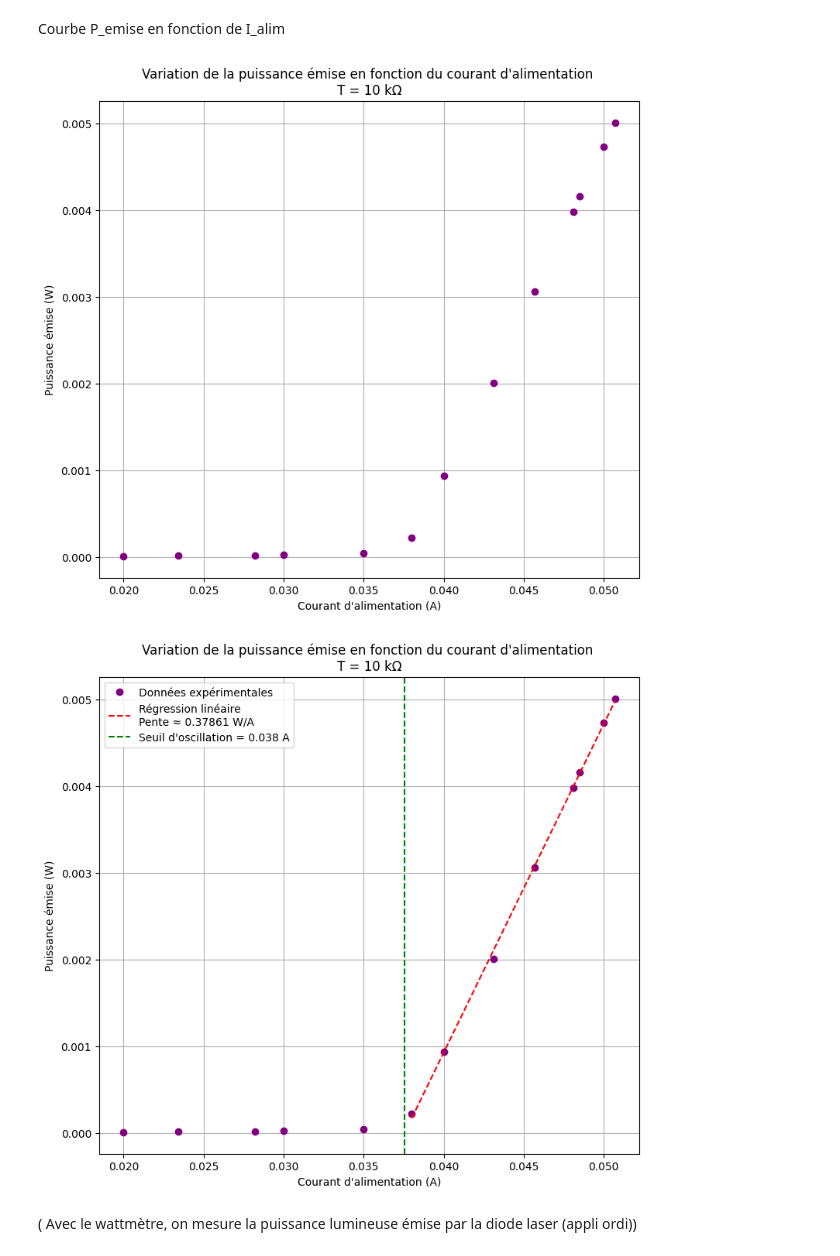
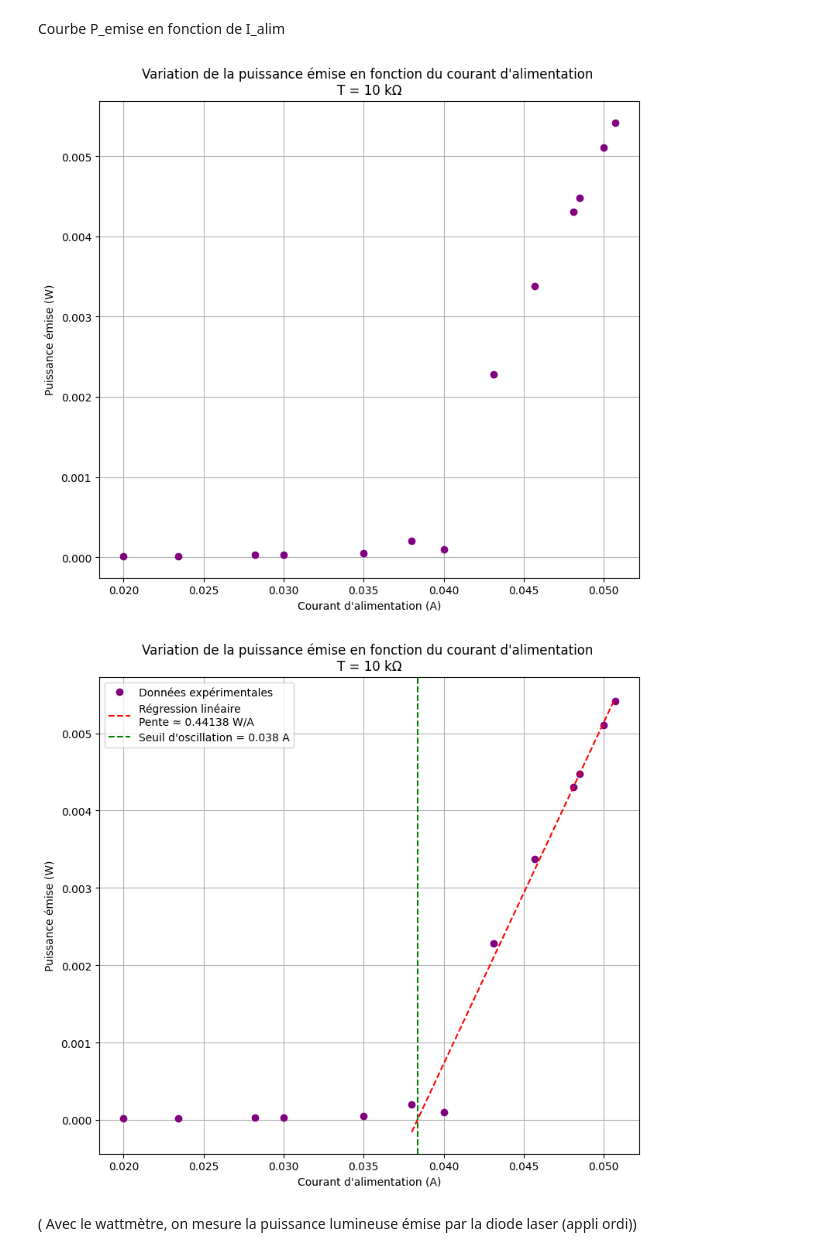
Before and after one commit to Moni003/TP_diode, a Jupyter notebook: TP_seance1.ipynb, the cells around one changed output. Saved outputs shown, nothing was run; the diff lists cells and outputs as text; code cells hidden in the pictures.

```diff
--- a/TP_seance1.ipynb
+++ b/TP_seance1.ipynb
@@ -132,0 +104,8 @@ data
+# %%
+data = pd.read_csv("3_5_T10.csv", delimiter=";")
+data = data.sort_values(by="Courant d'alimentation (mA)").reset_index(drop=True)
+nom_actuel_derniere_colonne = data.columns[-1]
+data.rename(columns={nom_actuel_derniere_colonne: "Tension diode laser (V)"}, inplace=True)
+data
+# La Puissance émise du tableau correspond à celle mesurée avec le wattmètre
+# Mais comme on a déjà fait l'étalonnage, il n'est pas nécessaire de mesurer cette puissance. Néanmoins, on peut comparer celle calculée et mesurée.
@@ -134,4 +128,7 @@ data
 I_alim = data["Courant d'alimentation (mA)"] * 1e-3
 I_photo = data["Courant photodiode interne (mA)"] * 1e-3
 P_emise = data["Puissance émise(W)"]
-U_photo = data["Tension photodiode interne (V)"]
+U_photo = data["Tension diode laser (V)"]
+
+P_emise_calcul = I_photo / S_moy
+print(P_emise_calcul)
@@ -139,35 +151,35 @@ U_photo = data["Tension photodiode interne (V)"]
 Courbe P_emise en fonction de I_alim
 # %%
 plt.figure(figsize=(9, 8))
-plt.plot(I_alim, P_emise, "o", color="purple")
+plt.plot(I_alim, P_emise_calcul, "o", color="purple")
 plt.title("Variation de la puissance émise en fonction du courant d'alimentation \nT = 10 kΩ")
 plt.xlabel("Courant d'alimentation (A)")
 plt.ylabel("Puissance émise (W)")
 plt.grid()
 plt.show()
 # %% [output]
-[figure, old version]
+[figure, new version]
 # %%
 i_start, i_end = 5, 13
 I_fit = I_alim[i_start:i_end]
-P_fit = P_emise[i_start:i_end]
+P_fit = P_emise_calcul[i_start:i_end]
 slope, intercept, r, _, _ = linregress(I_fit, P_fit)
 
 seuil_osc= -intercept / slope
 
 plt.figure(figsize=(9, 8))
-plt.plot(I_alim, P_emise, 'o', label="Données expérimentales", color="purple")
+plt.plot(I_alim, P_emise_calcul, 'o', label="Données expérimentales", color="purple")
 plt.plot(I_fit, slope * I_fit + intercept, 'r--',
          label=f"Régression linéaire \nPente ≈ {slope:.5f} W/A")
 plt.axvline(seuil_osc, color='green', linestyle='--', label=f"Seuil d'oscillation = {seuil_osc:.3f} A")
 plt.title("Variation de la puissance émise en fonction du courant d'alimentation \nT = 10 kΩ")
 plt.xlabel("Courant d'alimentation (A)")
 plt.ylabel("Puissance émise (W)")
 plt.legend()
 plt.grid()
 plt.show()
 # %% [output]
-[figure, old version]
+[figure, new version]
 # %% [markdown]
 ( Avec le wattmètre, on mesure la puissance lumineuse émise par la diode laser (appli ordi))
 # %% [markdown]
```
Also changed, not shown: parts of 11 cells of this notebook, 4 other files.
